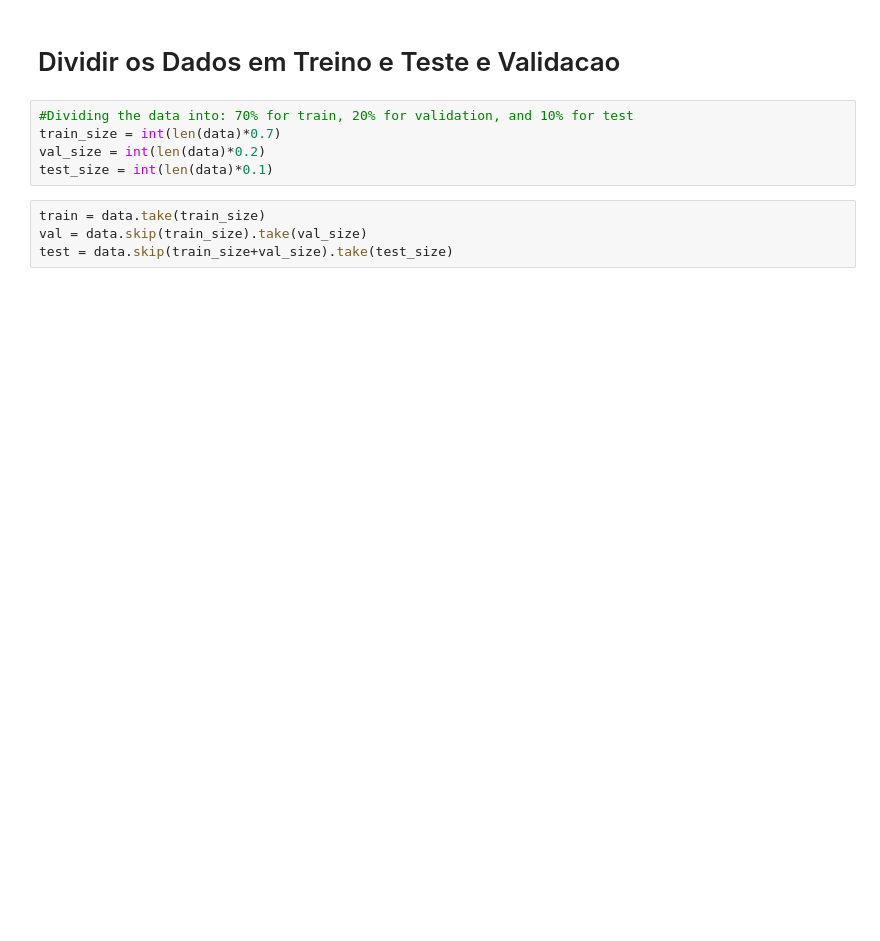
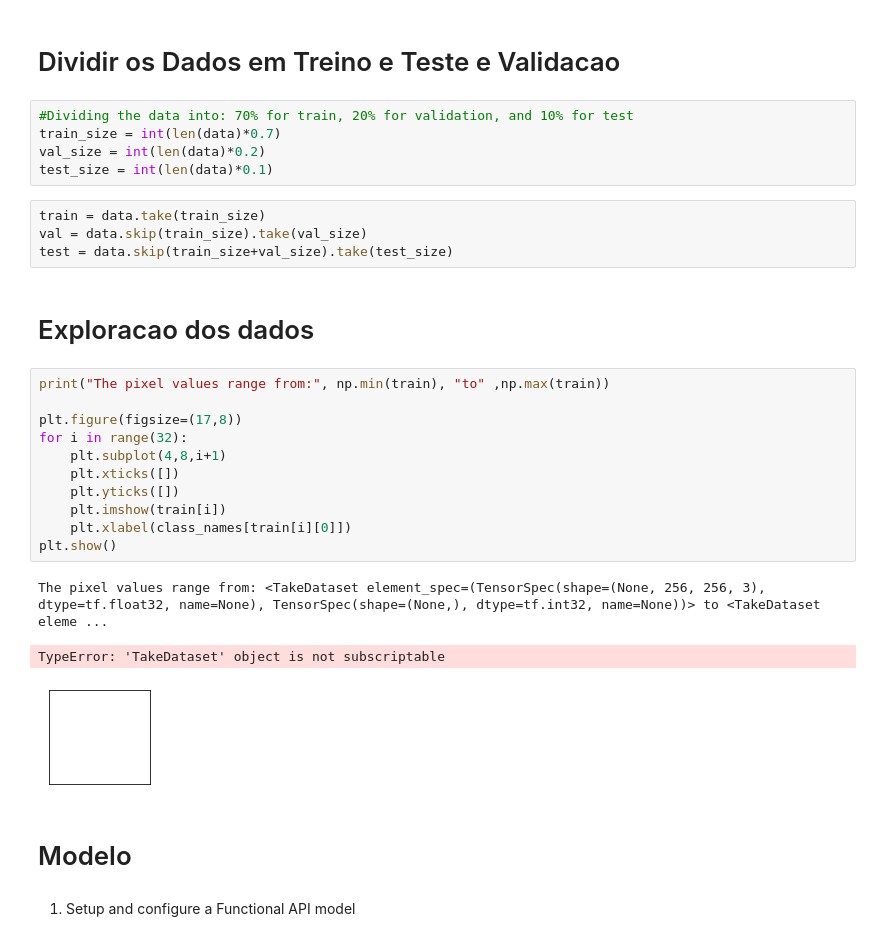
Before and after one commit to Agostinho01/Modelo-de-Classificacao-para-doencas-oculares, a Jupyter notebook: Projecto_new.ipynb, the cells around one changed output. Saved outputs shown, nothing was run; the diff lists cells and outputs as text; blank space fills up the shorter version.

Commit message:
PreProcess e Cricacao do modelo

```diff
--- a/Projecto_new.ipynb
+++ b/Projecto_new.ipynb
@@ -96,7 +96,28 @@ data.as_numpy_iterator().next()
 train_size = int(len(data)*0.7)
 val_size = int(len(data)*0.2)
 test_size = int(len(data)*0.1)
-# %%
-train = data.take(train_size)
-val = data.skip(train_size).take(val_size)
-test = data.skip(train_size+val_size).take(test_size)
+# %%
+train = data.take(train_size)
+val = data.skip(train_size).take(val_size)
+test = data.skip(train_size+val_size).take(test_size)
+# %% [markdown]
+# Exploracao dos dados
+# %%
+print("The pixel values range from:", np.min(train), "to" ,np.max(train))
+
+plt.figure(figsize=(17,8))
+for i in range(32):
+    plt.subplot(4,8,i+1)
+    plt.xticks([])
+    plt.yticks([])
+    plt.imshow(train[i])
+    plt.xlabel(class_names[train[i][0]])
+plt.show()
+# %% [output]
+The pixel values range from: <TakeDataset element_spec=(TensorSpec(shape=(None, 256, 256, 3), dtype=tf.float32, name=None), TensorSpec(shape=(None,), dtype=tf.int32, name=None))> to <TakeDataset eleme ...
+TypeError: 'TakeDataset' object is not subscriptable
+[figure, added]
+# %% [markdown]
+# Modelo
+# %% [markdown]
+1) Setup and configure a Functional API model
```
Also changed, not shown: parts of 12 cells of this notebook.
